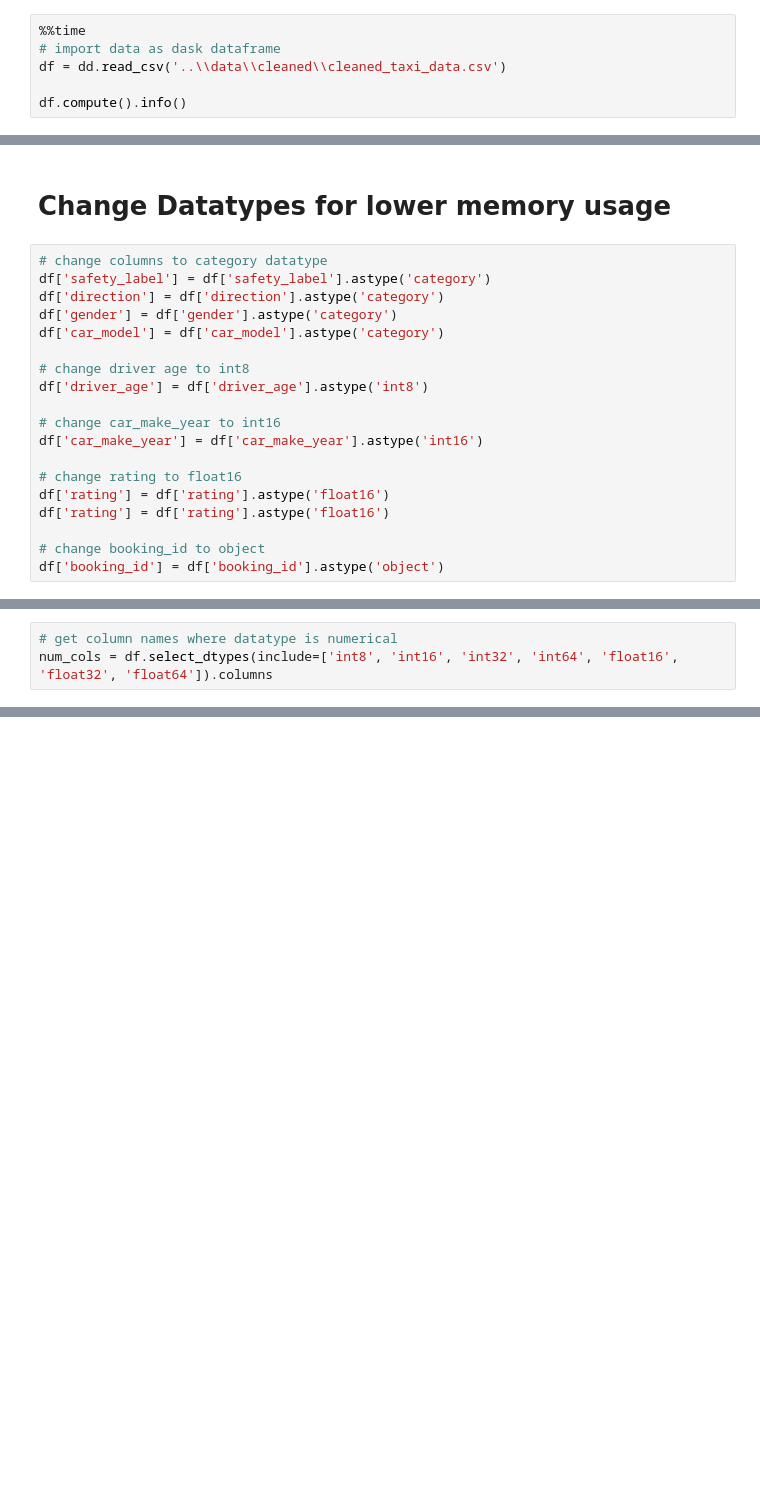
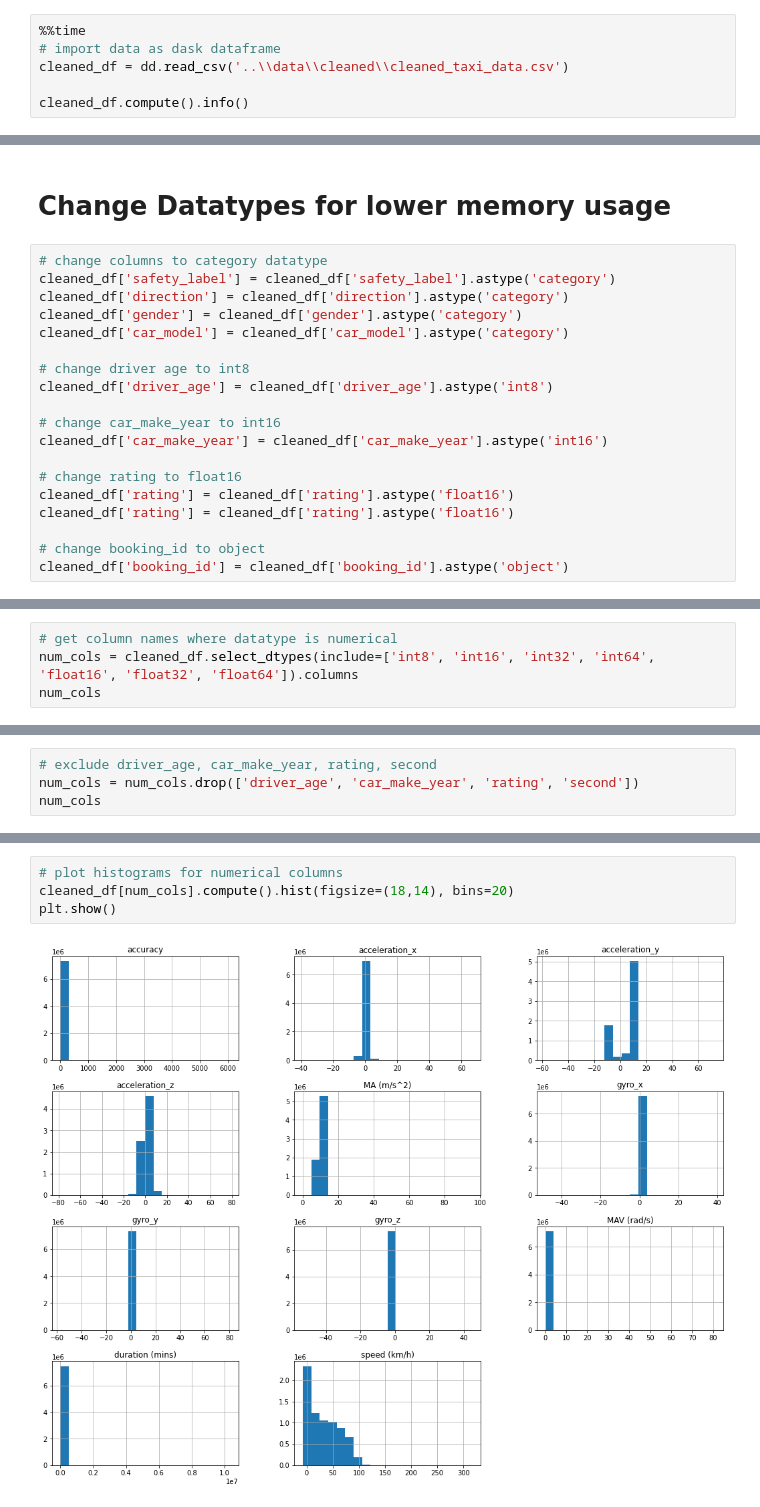
Before and after one commit to timothyckl/Just-Taxi-Analysis, a Jupyter notebook: analysis/outlier_eda_using_dask.ipynb, the cells around one changed output, grey strips where cells are left out. Drawn from its saved outputs; the diff is of its cells as text; blank space fills up the shorter version.

```diff
--- a/analysis/outlier_eda_using_dask.ipynb
+++ b/analysis/outlier_eda_using_dask.ipynb
@@ -12,9 +12,9 @@ import seaborn as sns
 # %%
 %%time
 # import data as dask dataframe
-df = dd.read_csv('..\\data\\cleaned\\cleaned_taxi_data.csv')
+cleaned_df = dd.read_csv('..\\data\\cleaned\\cleaned_taxi_data.csv')
 
-df.compute().info()
+cleaned_df.compute().info()
 # %% [output]
 <class 'pandas.core.frame.DataFrame'>
 Int64Index: 7469656 entries, 0 to 171243
@@ -37,22 +37,22 @@ Wall time: 27.4 s
 # Change Datatypes for lower memory usage
 # %%
 # change columns to category datatype
-df['safety_label'] = df['safety_label'].astype('category')
-df['direction'] = df['direction'].astype('category')
-df['gender'] = df['gender'].astype('category')
-df['car_model'] = df['car_model'].astype('category')
+cleaned_df['safety_label'] = cleaned_df['safety_label'].astype('category')
+cleaned_df['direction'] = cleaned_df['direction'].astype('category')
+cleaned_df['gender'] = cleaned_df['gender'].astype('category')
+cleaned_df['car_model'] = cleaned_df['car_model'].astype('category')
 
 # change driver age to int8
-df['driver_age'] = df['driver_age'].astype('int8')
+cleaned_df['driver_age'] = cleaned_df['driver_age'].astype('int8')
 
 # change car_make_year to int16
-df['car_make_year'] = df['car_make_year'].astype('int16')
+cleaned_df['car_make_year'] = cleaned_df['car_make_year'].astype('int16')
 
 # change rating to float16
-df['rating'] = df['rating'].astype('float16')
-df['rating'] = df['rating'].astype('float16')
+cleaned_df['rating'] = cleaned_df['rating'].astype('float16')
+cleaned_df['rating'] = cleaned_df['rating'].astype('float16')
 
 # change booking_id to object
-df['booking_id'] = df['booking_id'].astype('object')
+cleaned_df['booking_id'] = cleaned_df['booking_id'].astype('object')
 # %%
 # check memory usage and new datatypes
@@ -62,3 +80,4 @@ df.compute().info()
 # %%
 # get column names where datatype is numerical
-num_cols = df.select_dtypes(include=['int8', 'int16', 'int32', 'int64', 'float16', 'float32', 'float64']).columns
+num_cols = cleaned_df.select_dtypes(include=['int8', 'int16', 'int32', 'int64', 'float16', 'float32', 'float64']).columns
+num_cols
@@ -64,0 +90,4 @@ num_cols = df.select_dtypes(include=['int8', 'int16', 'int32', 'int64', 'float16
+# %%
+# exclude driver_age, car_make_year, rating, second
+num_cols = num_cols.drop(['driver_age', 'car_make_year', 'rating', 'second'])
+num_cols
@@ -64,0 +101,6 @@ num_cols = df.select_dtypes(include=['int8', 'int16', 'int32', 'int64', 'float16
+# %%
+# plot histograms for numerical columns
+cleaned_df[num_cols].compute().hist(figsize=(18,14), bins=20)
+plt.show()
+# %% [output]
+[figure, added]
```
Also changed, not shown: parts of 15 cells of this notebook.
